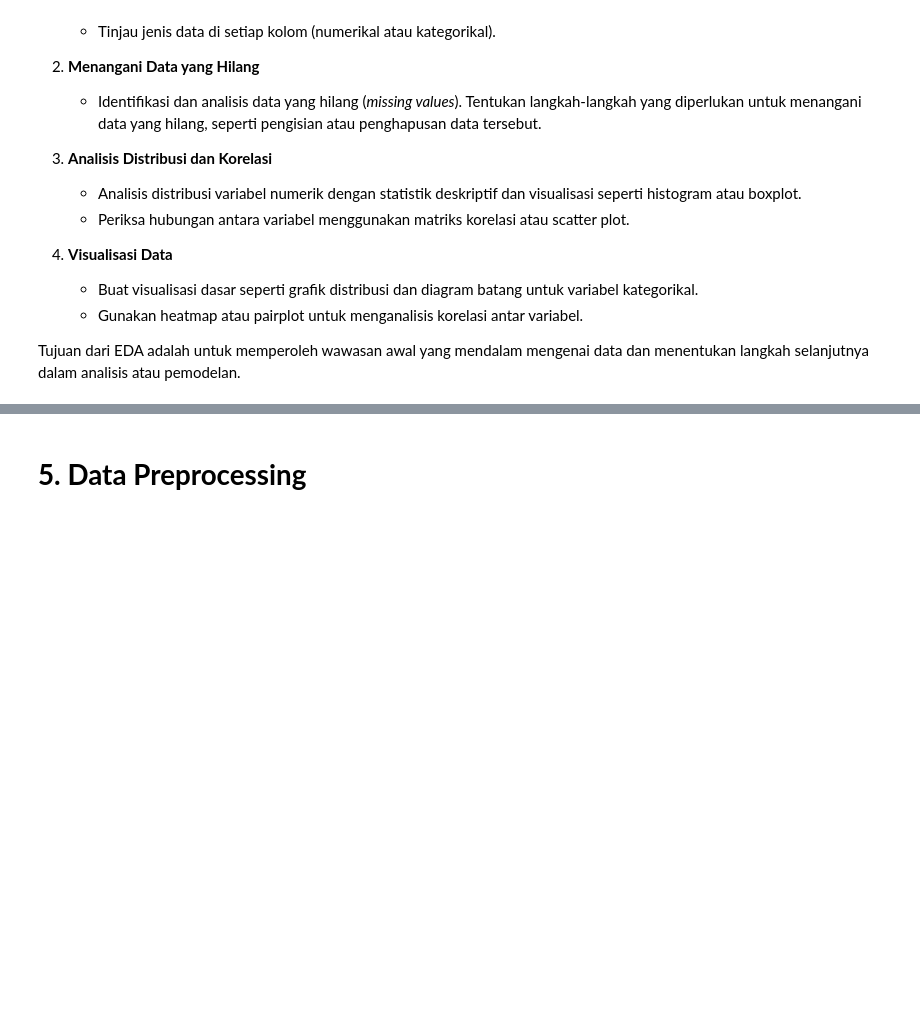
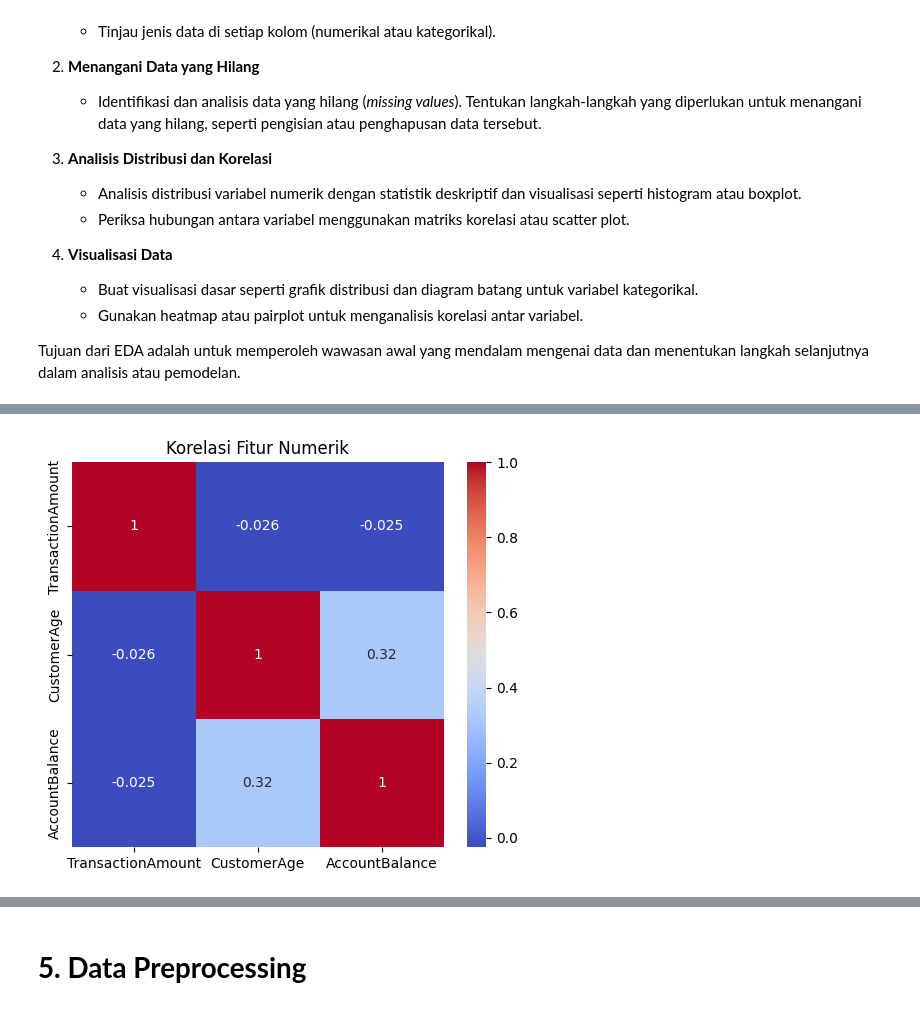
Before and after one commit to kresnaj/machinelearning-endproject-dicodingcourse, a Jupyter notebook: [Clustering]_Submission_Akhir_BMLP_Your_Name_(Updated).ipynb, the cells around one changed output, grey strips where cells are left out. Cells and saved outputs as stored; diff of their text form; code cells hidden in the pictures; blank space fills up the shorter version.

```diff
--- a/[Clustering]_Submission_Akhir_BMLP_Your_Name_(Updated).ipynb
+++ b/[Clustering]_Submission_Akhir_BMLP_Your_Name_(Updated).ipynb
@@ -56,0 +124,7 @@ Tujuan dari EDA adalah untuk memperoleh wawasan awal yang mendalam mengenai data
+# %%
+plt.figure(figsize=(6, 5))
+sb.heatmap(correlation_numeric_features, annot=True, cmap='coolwarm')
+plt.title('Korelasi Fitur Numerik')
+plt.show()
+# %% [output]
+[figure, added]
```
Also changed, not shown: parts of 17 cells of this notebook.
